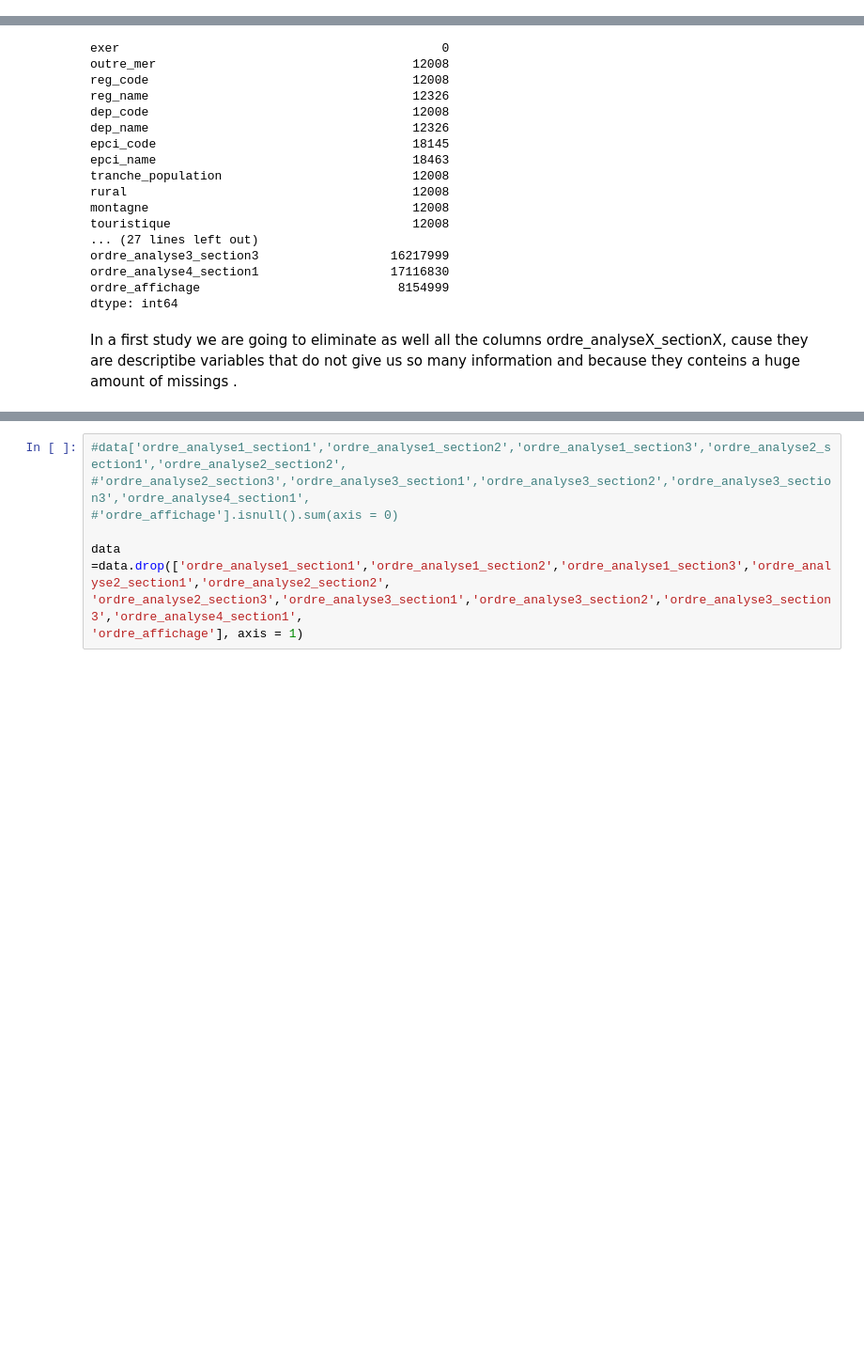
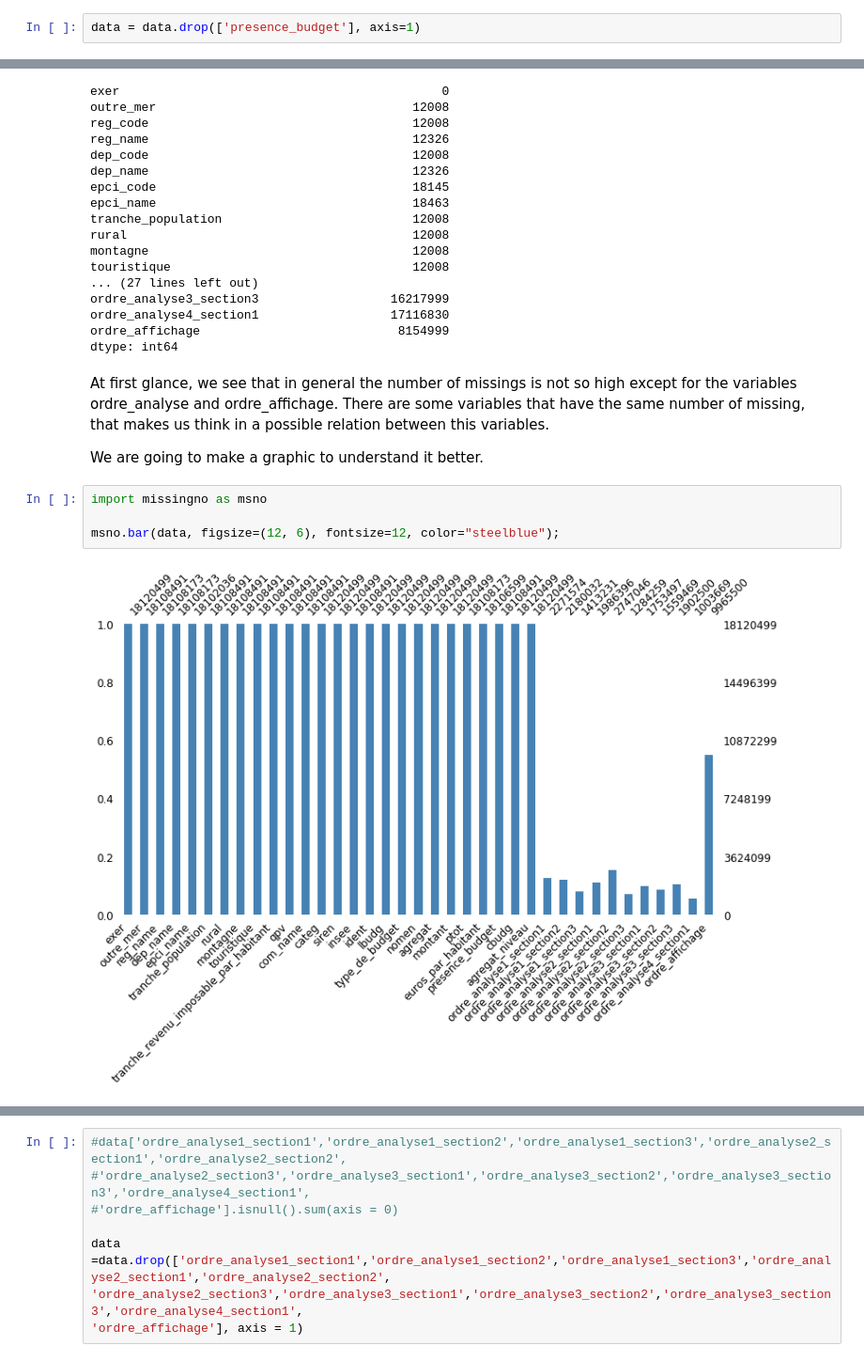
Before and after one commit to Cristina2017/Analysis-comptes-des-communes, a Jupyter notebook: notebooks/comptes des communes.ipynb, the cells around one changed output, grey strips where cells are left out. Shown: that part at 94% size. Cells and saved outputs as stored; diff of their text form; blank space fills up the shorter version.

```diff
--- a/notebooks/comptes des communes.ipynb
+++ b/notebooks/comptes des communes.ipynb
@@ -78,0 +87,2 @@ data = data.drop(['reg_code', 'dep_code', 'epci_code','com_code', 'montant_en_mi
+# %%
+data = data.drop(['presence_budget'], axis=1)
@@ -98,6 +110,14 @@ ordre_analyse3_section3                  16217999
 ordre_analyse4_section1                  17116830
 ordre_affichage                           8154999
 dtype: int64
-# %% [markdown]
-In a first study we are going to eliminate as well all the columns ordre_analyseX_sectionX, cause they are descriptibe variables that do not give us so many information and because they conteins a huge amount of missings
-.
+# %% [markdown]
+At first glance, we see that in general the number of missings is not so high except for the variables ordre_analyse and ordre_affichage.
+There are some variables that have the same number of missing, that makes us think in a possible relation between this variables.
+
+We are going to make a graphic to understand it better.
+# %%
+import missingno as msno
+
+msno.bar(data, figsize=(12, 6), fontsize=12, color="steelblue");
+# %% [output]
+[figure, added]
```
Also changed, not shown: parts of 41 cells of this notebook.
